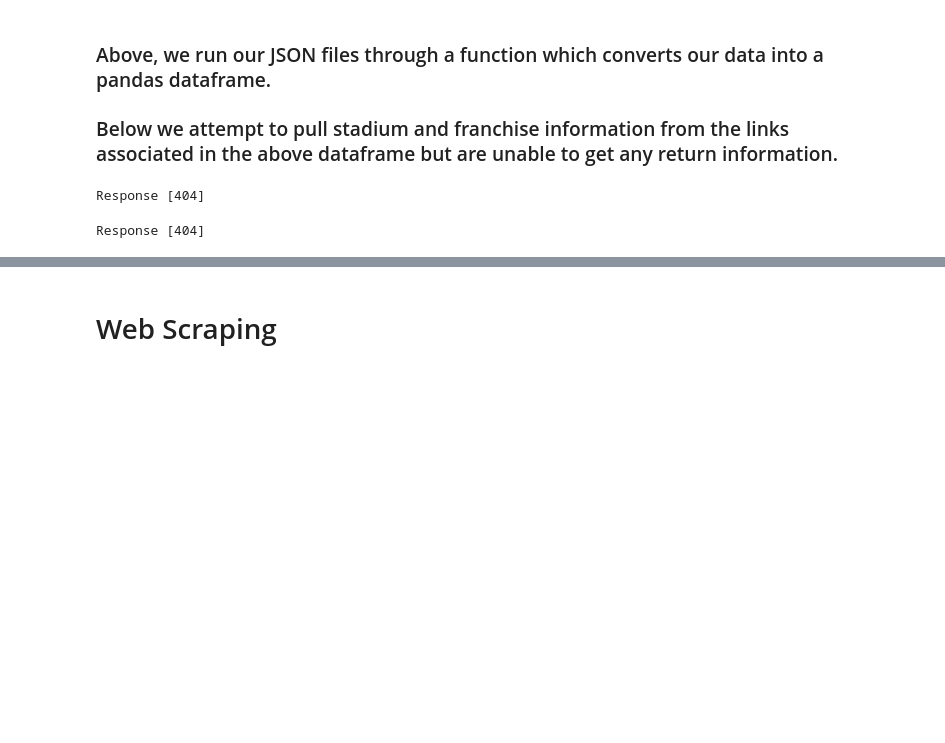
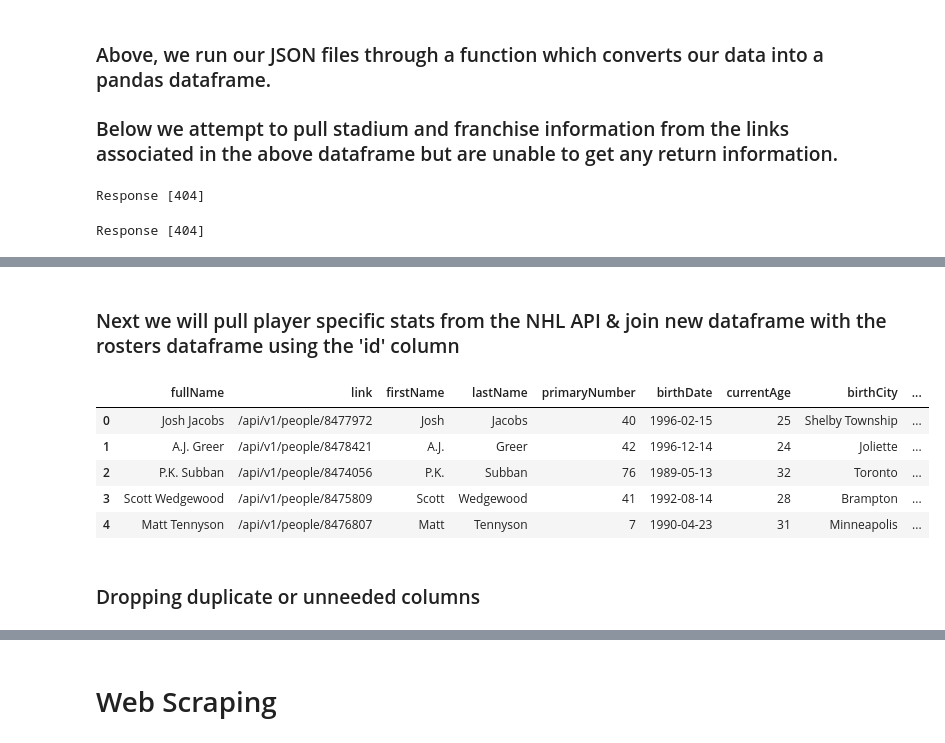
Before and after one commit to kyledufrane/NHL-Salary-Predictions, a Jupyter notebook: nhl_data/sports_data_io.ipynb, the cells around one changed output, grey strips where cells are left out. Drawn from its saved outputs; the diff is of its cells as text; code cells hidden in the pictures; blank space fills up the shorter version.

```diff
--- a/nhl_data/sports_data_io.ipynb
+++ b/nhl_data/sports_data_io.ipynb
@@ -143,3 +140,8 @@ rosters.head()
+# %%
+rosters = rosters.astype('object')
+# rosters.info()
+# %% [markdown]
+### Next we will pull player specific stats from the NHL API & join new dataframe with the rosters dataframe using the 'id' column
 # %%
 # player_stats = {}
 # for link in rosters['link']:
@@ -162,3 +164,12 @@ nhl_player_stats = pickle.load(pickle_in)
 # %%
 player_stats = player_statistics(rosters, nhl_player_stats)
 player_stats = player_stats.drop_duplicates()
+player_stats = player_stats.iloc[:,11:]
+player_stats.head()
+# %% [output]
+|  | fullName | link | firstName | lastName | primaryNumber | birthDate | currentAge | birthCity | ... |
+| 0 | Josh Jacobs | /api/v1/people/8477972 | Josh | Jacobs | 40 | 1996-02-15 | 25 | Shelby Township | ... |
+| 1 | A.J. Greer | /api/v1/people/8478421 | A.J. | Greer | 42 | 1996-12-14 | 24 | Joliette | ... |
+| 2 | P.K. Subban | /api/v1/people/8474056 | P.K. | Subban | 76 | 1989-05-13 | 32 | Toronto | ... |
+| 3 | Scott Wedgewood | /api/v1/people/8475809 | Scott | Wedgewood | 41 | 1992-08-14 | 28 | Brampton | ... |
+| 4 | Matt Tennyson | /api/v1/people/8476807 | Matt | Tennyson | 7 | 1990-04-23 | 31 | Minneapolis | ... |
@@ -164,0 +178,2 @@ player_stats = player_stats.drop_duplicates()
+# %% [markdown]
+### Dropping duplicate or unneeded columns
```
Also changed, not shown: parts of 19 cells of this notebook, 2 other files.
